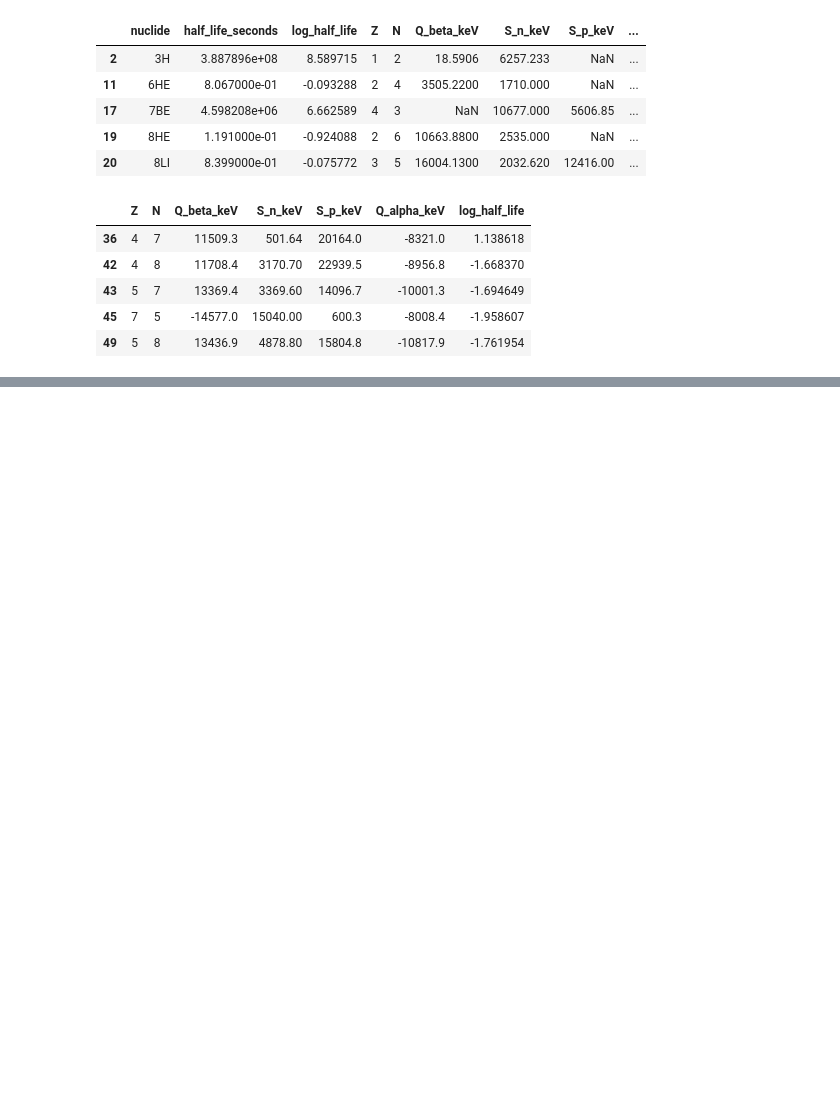
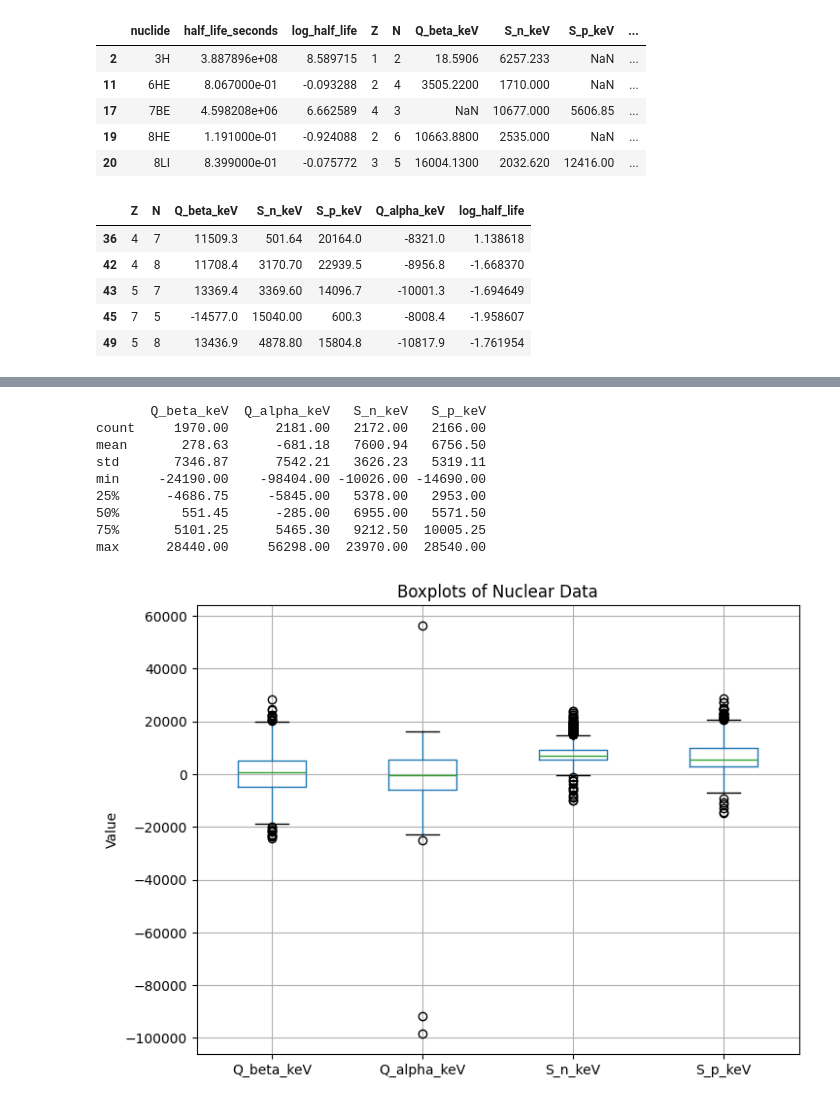
Before and after one commit to BrandonL08/Nuclear-Half-Life-Prediction-CHE1147-Term-Project, a Jupyter notebook: 01_data_cleaning.ipynb, the cells around one changed output, grey strips where cells are left out. Drawn from its saved outputs; the diff is of its cells as text; code cells hidden in the pictures; blank space fills up the shorter version.

Commit message:
EDA on Cleaned Data

```diff
--- a/01_data_cleaning.ipynb
+++ b/01_data_cleaning.ipynb
@@ -251,0 +339,20 @@ Initial modeling dataset shape: (1671, 7)
+# %%
+print(eda_df[["Q_beta_keV", "Q_alpha_keV", "S_n_keV", "S_p_keV"]].describe().round(2))
+
+# Create a boxplot for each of the Q and S values to visualize their distributions
+plt.figure(figsize=(8, 6))
+eda_df.boxplot(column=["Q_beta_keV", "Q_alpha_keV", "S_n_keV", "S_p_keV"])
+plt.title("Boxplots of Nuclear Data")
+plt.ylabel("Value")
+plt.show()
+# %% [output]
+       Q_beta_keV  Q_alpha_keV   S_n_keV   S_p_keV
+count     1970.00      2181.00   2172.00   2166.00
+mean       278.63      -681.18   7600.94   6756.50
+std       7346.87      7542.21   3626.23   5319.11
+min     -24190.00    -98404.00 -10026.00 -14690.00
+25%      -4686.75     -5845.00   5378.00   2953.00
+50%        551.45      -285.00   6955.00   5571.50
+75%       5101.25      5465.30   9212.50  10005.25
+max      28440.00     56298.00  23970.00  28540.00
+[figure, added]
```
Also changed, not shown: parts of 4 cells of this notebook, 1 other file.
